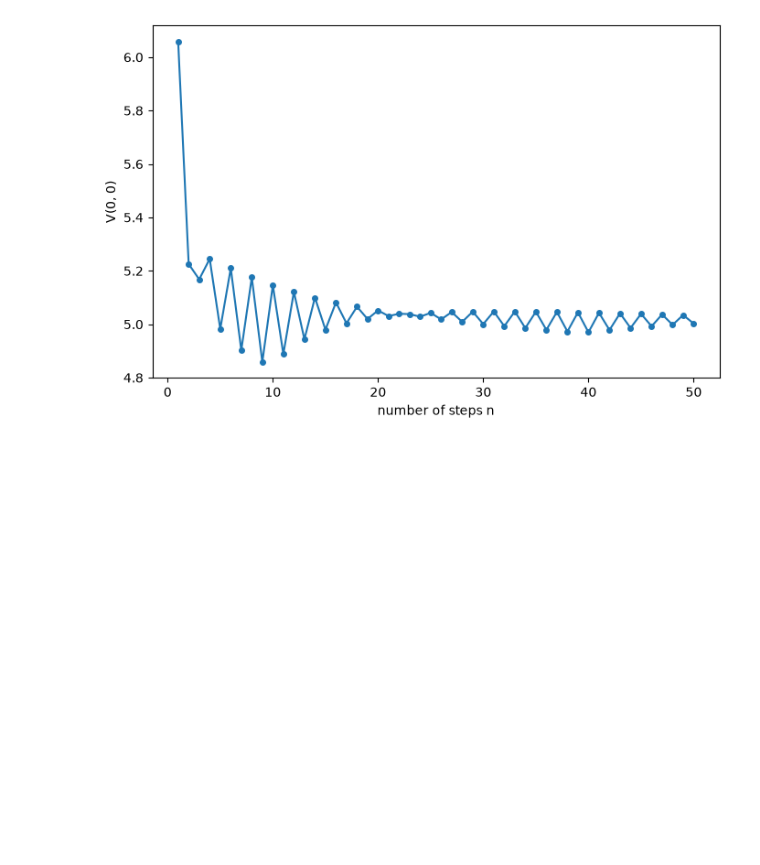
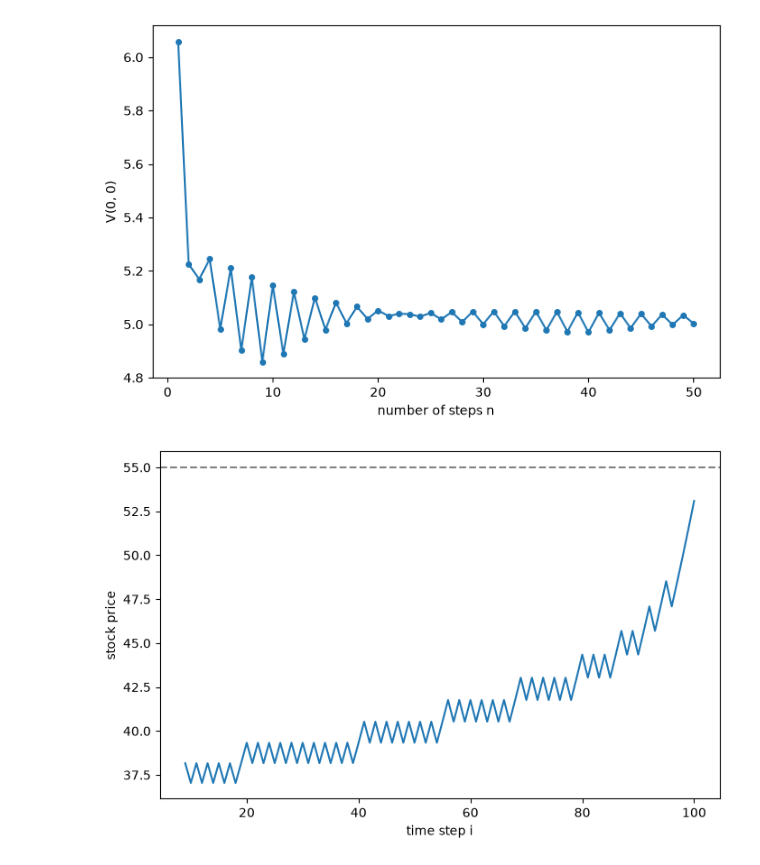
Before and after one commit to YanchenZheng2005/numerical-pricing, a Jupyter notebook: notebooks/figures.ipynb, the cells around one changed output. Cells and saved outputs as stored; diff of their text form; code cells hidden in the pictures; blank space fills up the shorter version.

Commit message:
Add early-exercise boundary figure

```diff
--- a/notebooks/figures.ipynb
+++ b/notebooks/figures.ipynb
@@ -72,3 +72,32 @@ plt.savefig("../figures/price_vs_n_zoom.png", dpi=150, bbox_inches="tight")
 plt.show()
 # %% [output]
 [figure]
+# %%
+S0, r, T, K, sigma, n = 50, 0.05, 1, 55, 0.3, 100
+delta_t = T / n
+u = math.exp(sigma * math.sqrt(delta_t))
+d = 1 / u
+
+stock_price = stock_lattice(S0, u, d, n)
+option_price, exercise = American_option_A(S0, u, d, r, T, n, put(K))
+
+steps = []
+boundary = []
+for i in range(n + 1):
+    highest = -1
+    for j in range(i + 1):
+        if exercise[i][j] and stock_price[i][j] > highest:
+            highest = stock_price[i][j]
+    if highest > 0:
+        steps.append(i)
+        boundary.append(highest)
+
+fig, ax = plt.subplots(figsize=(8, 5))
+ax.plot(steps, boundary)
+ax.axhline(K, linestyle="--", color="gray")
+ax.set_xlabel("time step i")
+ax.set_ylabel("stock price")
+plt.savefig("../figures/exercise_boundary.png", dpi=150, bbox_inches="tight")
+plt.show()
+# %% [output]
+[figure, added]
```
Also changed, not shown: parts of 1 cell of this notebook, 1 other file.
